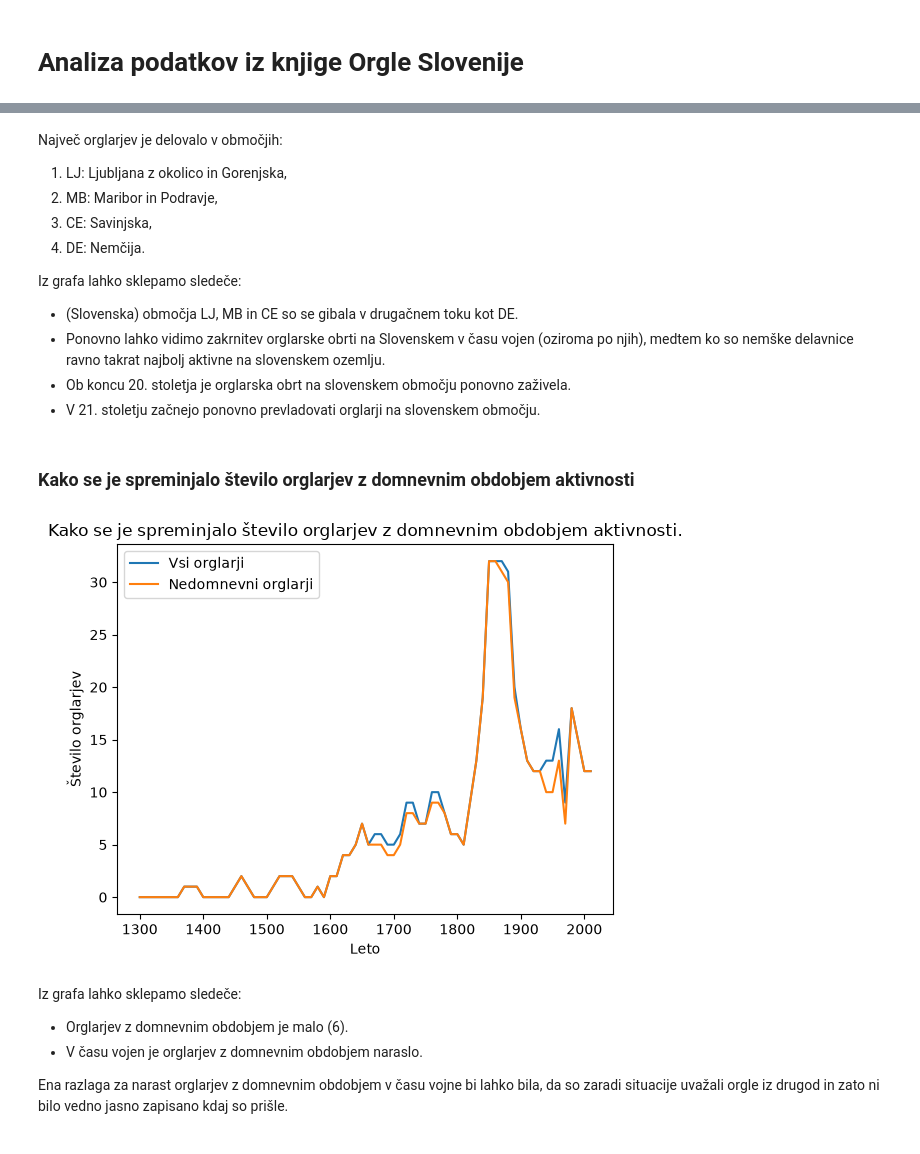
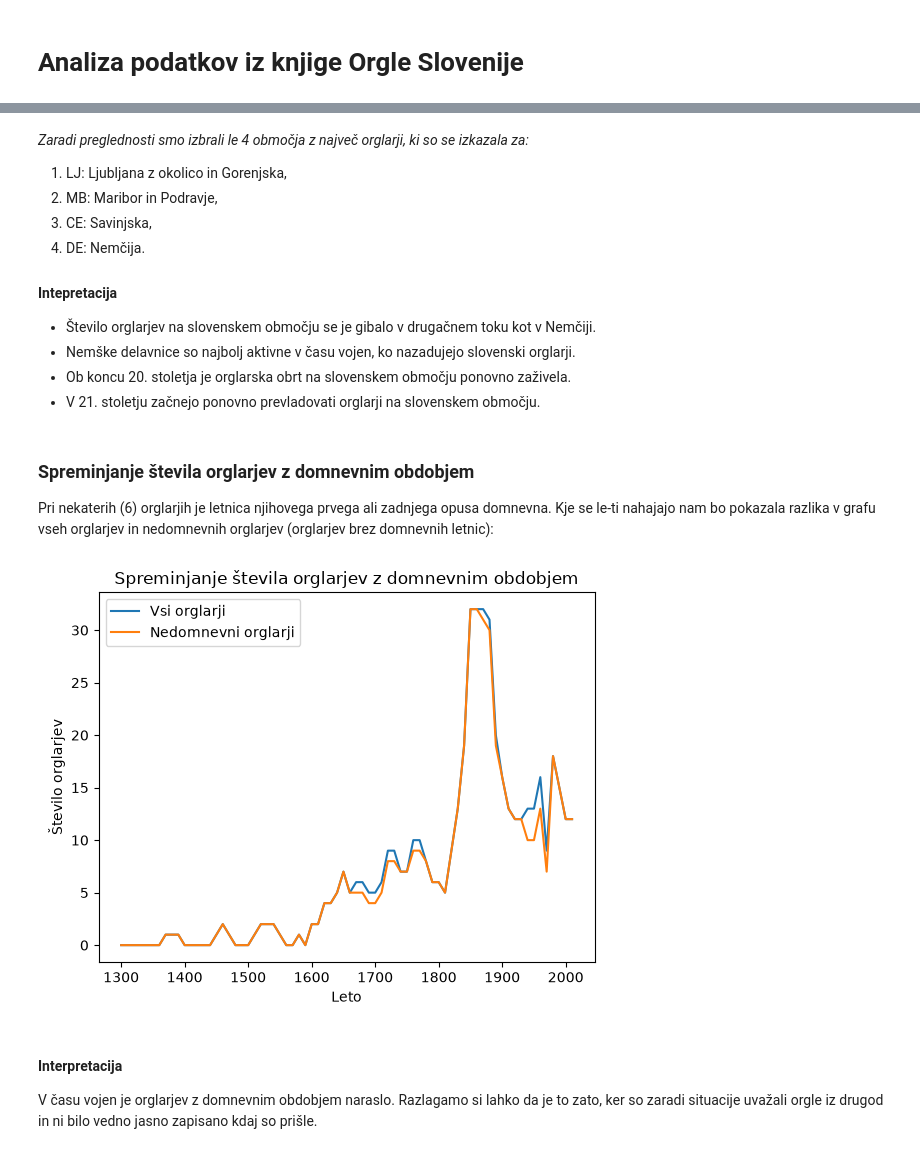
Before and after one commit to PetJer/UVP-projektna-naloga, a Jupyter notebook: analiza.ipynb, the cells around one changed output, grey strips where cells are left out. Drawn from its saved outputs; the diff is of its cells as text; code cells hidden in the pictures.

```diff
--- a/analiza.ipynb
+++ b/analiza.ipynb
@@ -80,7 +80,7 @@ VSA_OBMOCJA = [
     "MB", "SW", "CH", "TS", "GB"
 ]
 
-# Sestavimo seznam orglarjev, ki so bili aktivni v določenem območju
+# Sestavimo seznam orglarjev po območjih
 org_po_obm = [
     (obmocje, pridobi_orglarje_v_obmocjih(org, [obmocje]))
     for obmocje in VSA_OBMOCJA
@@ -89,15 +89,18 @@ org_po_obm = [
 # Območja uredimo glede na število orglarjev
 org_po_obm.sort(reverse=True, key=lambda x: len(x[1]))
 
-# Vzamemo 4 območja z največ orglarji in po desetlenih obdobjih vse zapišemo v en graf
-for org_obm in org_po_obm[:4]:
-    org_v_deset = pridobi_orglarje_po_desetletjih(org_obm[1], ZACETEK, KONEC)
-    st_org = list(map(len, org_v_deset))
+# Vzamemo 4 območja z največ orglarji
+for obm, org_obm in org_po_obm[:4]:
 
-    plt.plot(desetletja, st_org, label=org_obm[0])
+    # Pridobimo in preštejemo število orglarjev po desetletjih
+    org_po_deset = pridobi_orglarje_po_desetletjih(org_obm, ZACETEK, KONEC)
+    st_org_ = list(map(len, org_po_deset))
+
+    # Izrišemo v isti graf
+    plt.plot(desetl, st_org_, label=obm)
 
 # Nastavimo prikaz grafa
-plt.title("Kako se je spreminjalo število aktivnih orglarjev po območjih")
+plt.title("Spreminjanje števila orglarjev po območjih")
 plt.xlabel("Leto")
 plt.ylabel("Število orglarjev")
 plt.legend(loc='upper left');
@@ -106,39 +109,42 @@ plt.legend(loc='upper left');
 # %% [markdown]
-Največ orglarjev je delovalo v območjih:
+
+*Zaradi preglednosti smo izbrali le 4 območja z največ orglarji, ki so se izkazala za:*
+
 1. LJ: Ljubljana z okolico in Gorenjska,
 2. MB: Maribor in Podravje,
 3. CE: Savinjska,
 4. DE: Nemčija.
 
-Iz grafa lahko sklepamo sledeče:
-- (Slovenska) območja LJ, MB in CE so se gibala v drugačnem toku kot DE.
-- Ponovno lahko vidimo zakrnitev orglarske obrti na Slovenskem v času vojen (oziroma po njih), medtem ko so nemške delavnice ravno takrat najbolj aktivne na slovenskem ozemlju.
+#### Intepretacija
+
+- Število orglarjev na slovenskem območju se je gibalo v drugačnem toku kot v Nemčiji.
+- Nemške delavnice so najbolj aktivne v času vojen, ko nazadujejo slovenski orglarji.
 - Ob koncu 20. stoletja je orglarska obrt na slovenskem območju ponovno zaživela.
 - V 21. stoletju začnejo ponovno prevladovati orglarji na slovenskem območju.
 # %% [markdown]
-### Kako se je spreminjalo število orglarjev z domnevnim obdobjem aktivnosti
+### Spreminjanje števila orglarjev z domnevnim obdobjem
+
+Pri nekaterih (6) orglarjih je letnica njihovega prvega ali zadnjega opusa domnevna. Kje se le-ti nahajajo nam bo pokazala razlika v grafu vseh orglarjev in nedomnevnih orglarjev (orglarjev brez domnevnih letnic):
 # %%
-# Sestavimo seznam orglarjev, ki so bili aktivni v določenem desetletnem obdobju in niso domnevni
-org_nedom_v_deset = pridobi_orglarje_po_desetletjih(org, ZACETEK, KONEC, glej_domnevno = False)
+# Sestavimo seznam nedomnevnih orglarjev po desetletjih
+org_po_deset_nedom = pridobi_orglarje_po_desetletjih(org, ZACETEK, KONEC, glej_domnevno=False)
 
-# Preštejemo število nedomnevnih orglarjev v desetletnih obdobjih
-st_nedom_orglarjev = list(map(len, org_nedom_v_deset))
+# Preštejemo število nedomnevnih orglarjev
+st_org_nedom = list(map(len, org_po_deset_nedom))
 
-# Število vseh orglarjev primerjamo na grafu s številom vseh nedomnevnih orglarjev
-plt.plot(desetletja, st_orglarjev, label="Vsi orglarji")
-plt.plot(desetletja, st_nedom_orglarjev, label="Nedomnevni orglarji")
+# Izrišemo graf
+plt.plot(desetl, st_org, label="Vsi orglarji")
+plt.plot(desetl, st_org_nedom, label="Nedomnevni orglarji")
 
 # Nastavimo prikaz grafa
-plt.title("Kako se je spreminjalo število orglarjev z domnevnim obdobjem aktivnosti.")
+plt.title("Spreminjanje števila orglarjev z domnevnim obdobjem")
 plt.xlabel("Leto")
 plt.ylabel("Število orglarjev")
 plt.legend(loc='upper left');
 # %% [output]
-[figure, old version]
+[figure, new version]
 # %% [markdown]
-Iz grafa lahko sklepamo sledeče:
-- Orglarjev z domnevnim obdobjem je malo (6).
-- V času vojen je orglarjev z domnevnim obdobjem naraslo.
+#### Interpretacija
 
-Ena razlaga za narast orglarjev z domnevnim obdobjem v času vojne bi lahko bila, da so zaradi situacije uvažali orgle iz drugod in zato ni bilo vedno jasno zapisano kdaj so prišle.
+V času vojen je orglarjev z domnevnim obdobjem naraslo. Razlagamo si lahko da je to zato, ker so zaradi situacije uvažali orgle iz drugod in ni bilo vedno jasno zapisano kdaj so prišle.
 # %% [markdown]
```
Also changed, not shown: parts of 26 cells of this notebook, 1 other file.
